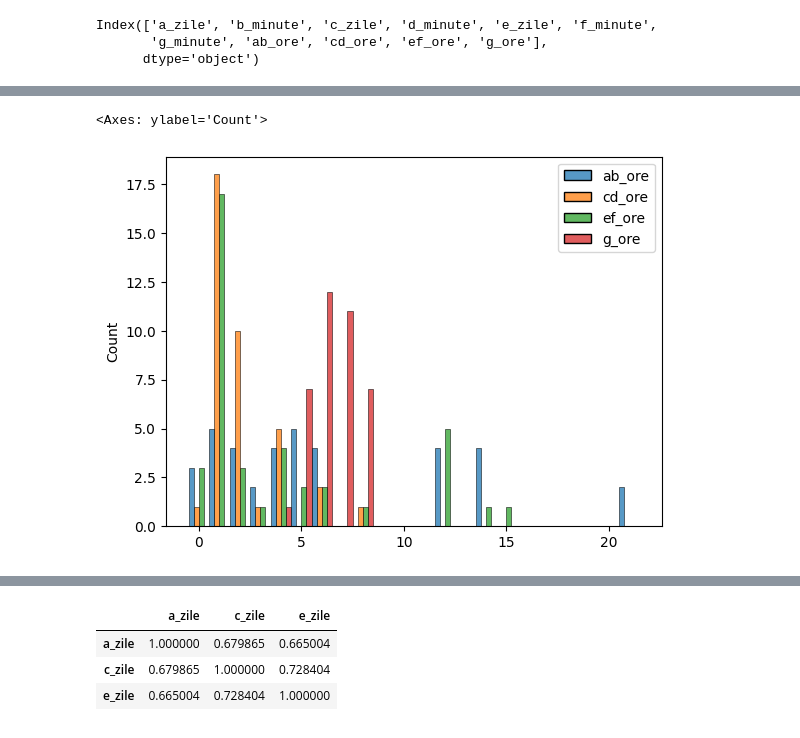
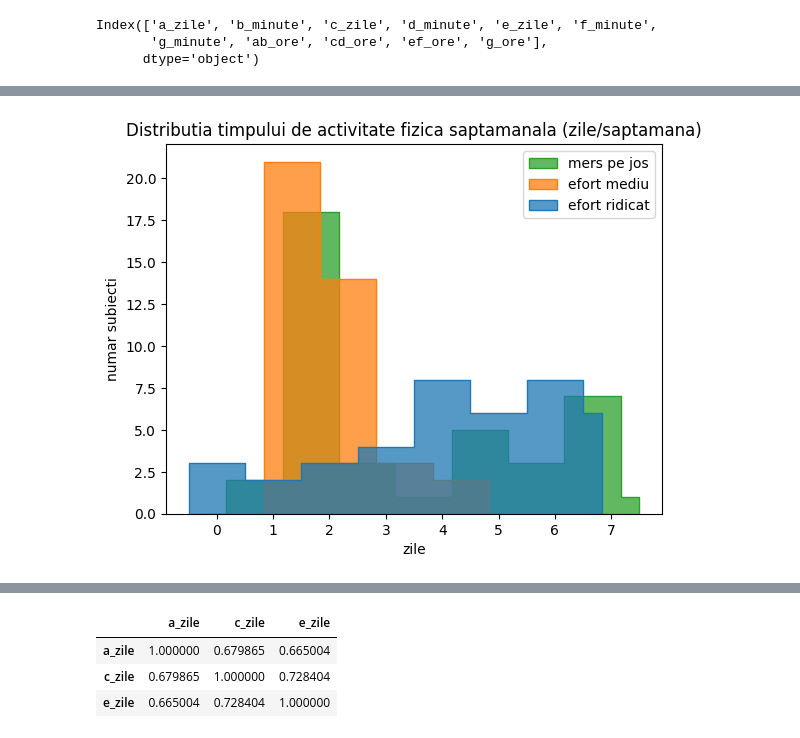
Before and after one commit to subthalamic/subthalamic, a Jupyter notebook: obesity/questionaire/chest.ipynb, the cells around one changed output, grey strips where cells are left out. Drawn from its saved outputs; the diff is of its cells as text; code cells hidden in the pictures.

```diff
--- a/obesity/questionaire/chest.ipynb
+++ b/obesity/questionaire/chest.ipynb
@@ -68,5 +60,10 @@ sns.histplot(data = q.loc[:,['b_minute', 'd_minute', 'f_minute']], stat = 'count
-# %%
-sns.histplot(data = q.loc[:,['ab_ore', 'cd_ore', 'ef_ore', 'g_ore']], stat = 'count', discrete = True, multiple="dodge")
-# %% [output]
-<Axes: ylabel='Count'>
-[figure, removed]
+# %%
+sns.histplot(data = q.loc[:,['a_zile', 'c_zile', 'e_zile']], discrete = True, stat = 'count', multiple="dodge", element = 'step')
+plt.xlabel('zile')
+plt.ylabel('numar subiecti')
+plt.legend(labels=['mers pe jos', 'efort mediu', 'efort ridicat'])
+plt.title('Distributia timpului de activitate fizica saptamanala (zile/saptamana)')
+plt.savefig('distzile.pdf')
+plt.savefig('distzile.svg')
+# %% [output]
+[figure, added]
```
Also changed, not shown: parts of 23 cells of this notebook, 32 other files.
